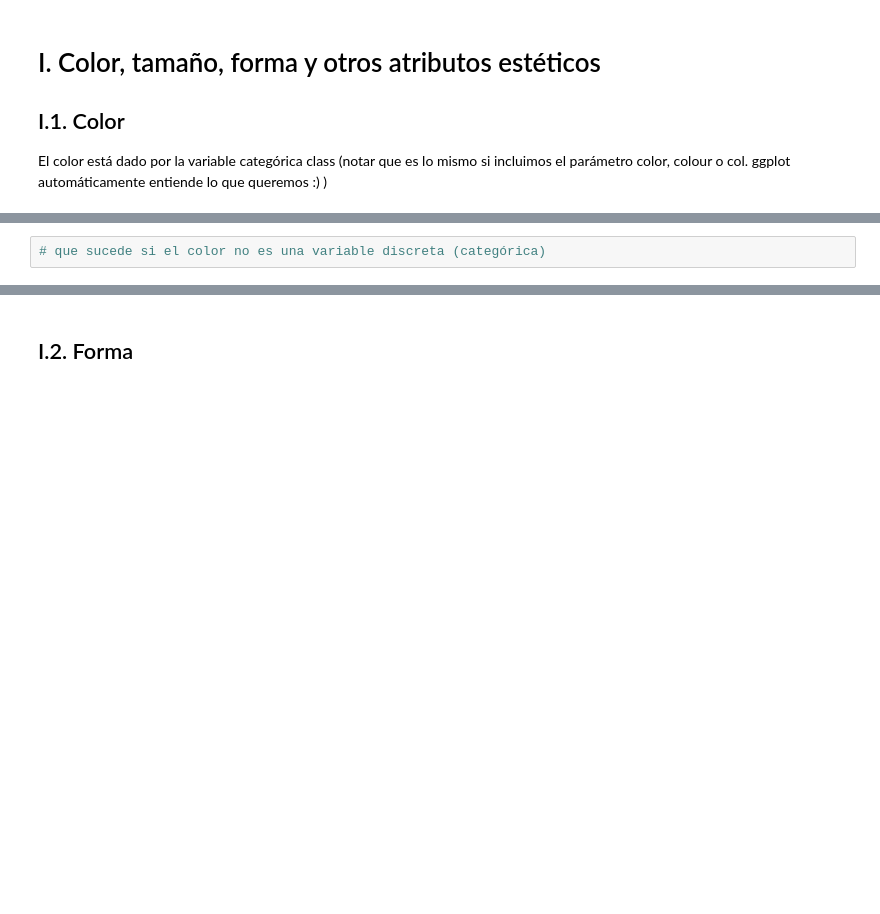
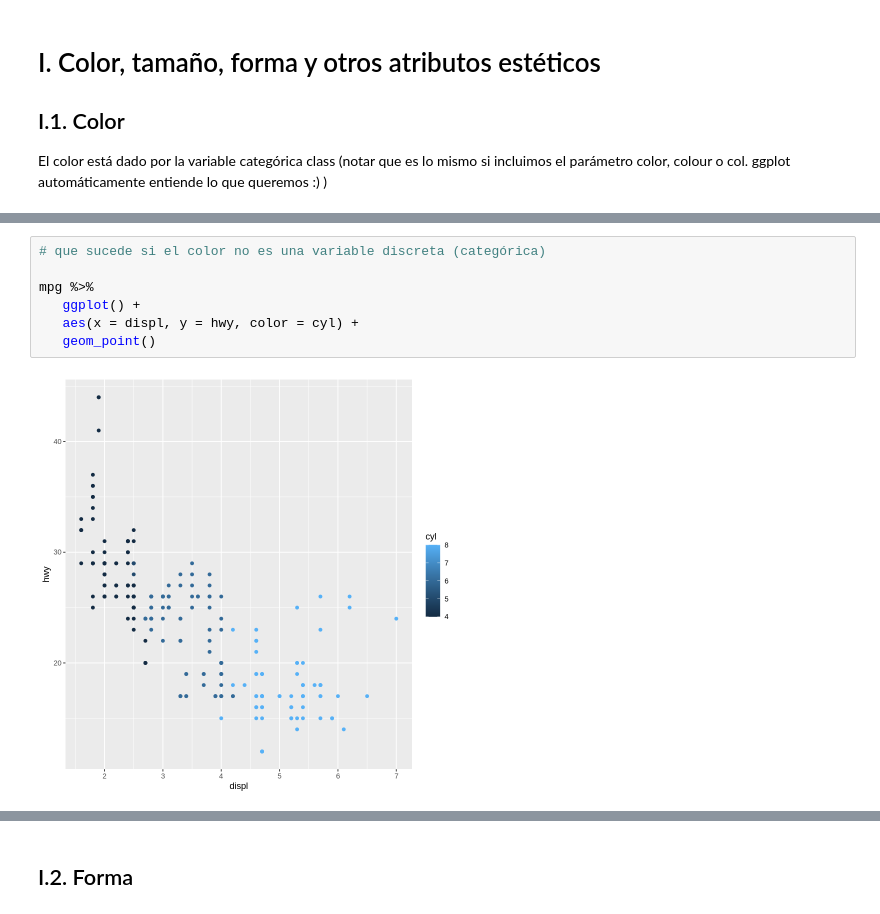
Before and after one commit to majorquev/DBDC_202406_Programacion_en_R_para_ciencia_de_datos, a Jupyter notebook: Clases/C4/02_Visualizaciones_ggplot.ipynb, the cells around one changed output, grey strips where cells are left out. Drawn from its saved outputs; the diff is of its cells as text; blank space fills up the shorter version.

```diff
--- a/Clases/C4/02_Visualizaciones_ggplot.ipynb
+++ b/Clases/C4/02_Visualizaciones_ggplot.ipynb
@@ -95,4 +132,11 @@ El color está dado por la variable categórica class (notar que es lo mismo si
 # %%
 # que sucede si el color no es una variable discreta (categórica)
+
+mpg %>%
+   ggplot() +
+   aes(x = displ, y = hwy, color = cyl) +
+   geom_point()
+# %% [output]
+[figure, added]
 # %%
 # Modificar la escala de colores y dar la impresión de "intensidad"
```
Also changed, not shown: parts of 51 cells of this notebook.
